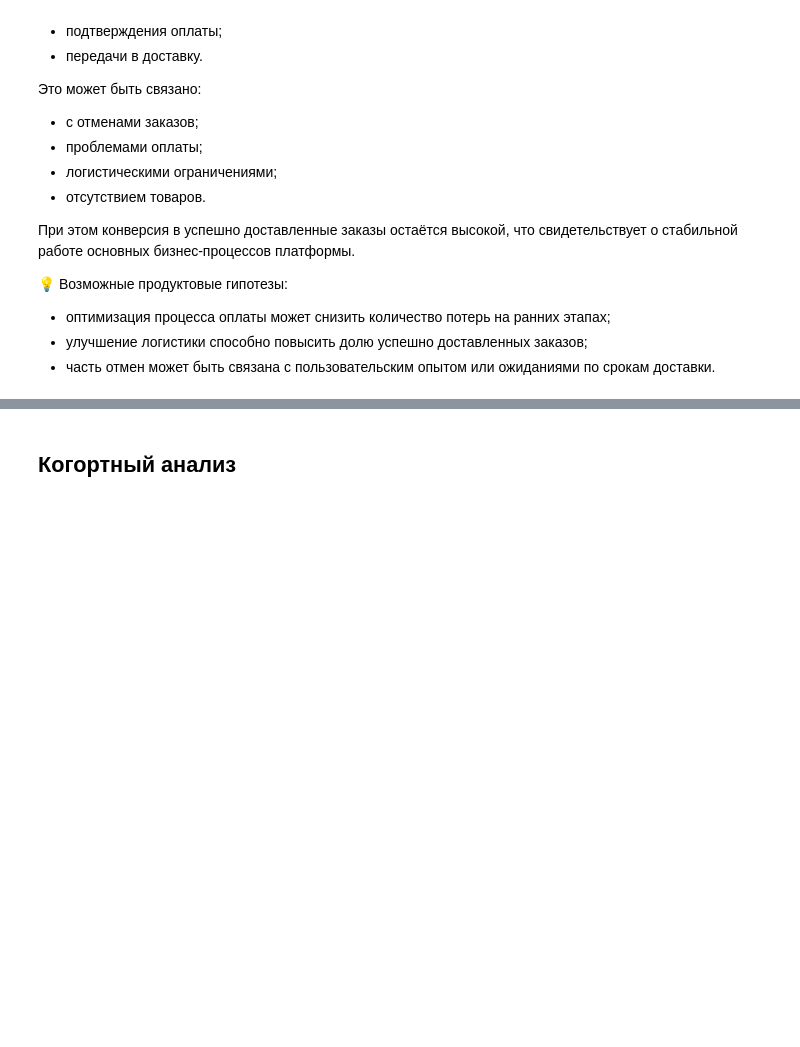
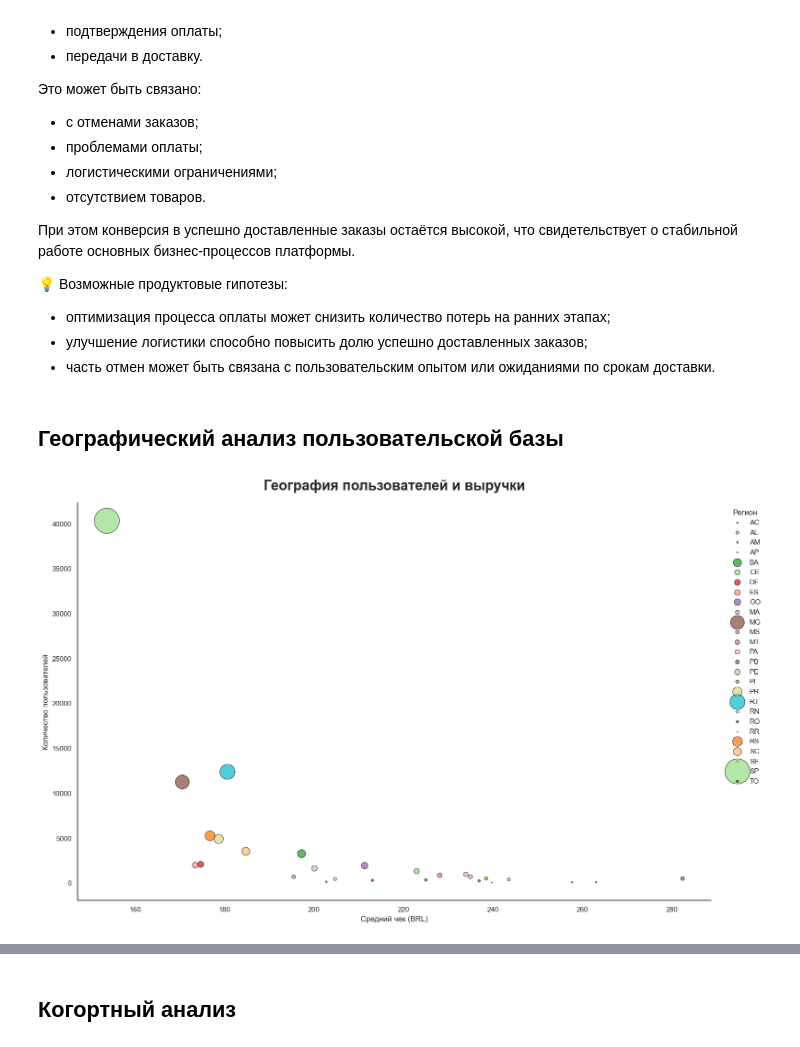
Before and after one commit to Malentaaa/product-analytics-project, a Jupyter notebook: project.ipynb, the cells around one changed output, grey strips where cells are left out. Drawn from its saved outputs; the diff is of its cells as text; code cells hidden in the pictures; blank space fills up the shorter version.

Commit message:
Добавлен географический анализ пользовательской базы, а так же сравнительный анализ роста выручки в ключевых регионах

```diff
--- a/project.ipynb
+++ b/project.ipynb
@@ -1212,3 +1282,81 @@ plt.show()
 - оптимизация процесса оплаты может снизить количество потерь на ранних этапах;
 - улучшение логистики способно повысить долю успешно доставленных заказов;
 - часть отмен может быть связана с пользовательским опытом или ожиданиями по срокам доставки.
+# %% [markdown]
+## Географический анализ пользовательской базы
+# %%
+geo = (
+    df.groupby('customer_state')
+    .agg({
+        'customer_unique_id': 'nunique',
+        'payment_value': ['sum', 'mean']
+    })
+)
+
+geo.columns = [
+    'users_count',
+    'revenue',
+    'avg_order_value'
+]
+
+geo = geo.reset_index()
+# %%
+plt.figure(figsize=(16,10))
+
+sns.set_theme(style='white')
+
+# уникальные регионы
+states = geo['customer_state'].unique()
+
+# palette
+colors = sns.color_palette(
+    'tab20',
+    n_colors=len(states)
+)
+
+# scatter для каждого региона
+for state, color in zip(states, colors):
+
+    subset = geo[
+        geo['customer_state'] == state
+    ]
+
+    plt.scatter(
+        subset['avg_order_value'],
+        subset['users_count'],
+
+        s=subset['revenue'] / 5000,
+
+        color=color,
+        alpha=0.75,
+
+        edgecolors='black',
+        linewidths=0.8,
+
+        label=state
+    )
+
+plt.title(
+    'География пользователей и выручки',
+    fontsize=22,
+    weight='bold',
+    pad=20
+)
+
+plt.xlabel('Средний чек (BRL)')
+plt.ylabel('Количество пользователей')
+
+# легенда
+plt.legend(
+    title='Регион',
+    bbox_to_anchor=(1.02, 1),
+    loc='upper left',
+    frameon=False
+)
+
+sns.despine()
+
+plt.tight_layout()
+plt.show()
+# %% [output]
+[figure, added]
```
Also changed, not shown: parts of 9 cells of this notebook.
